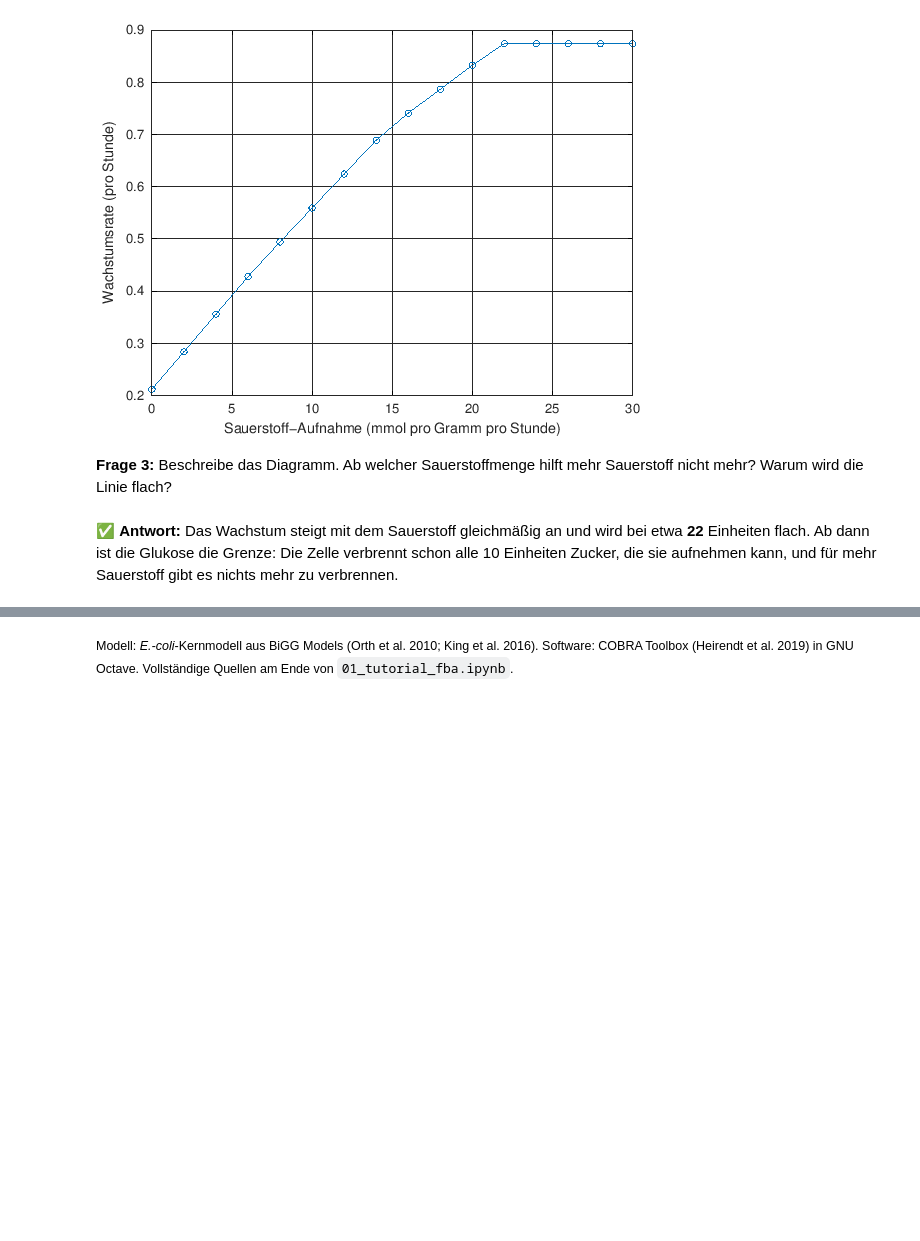
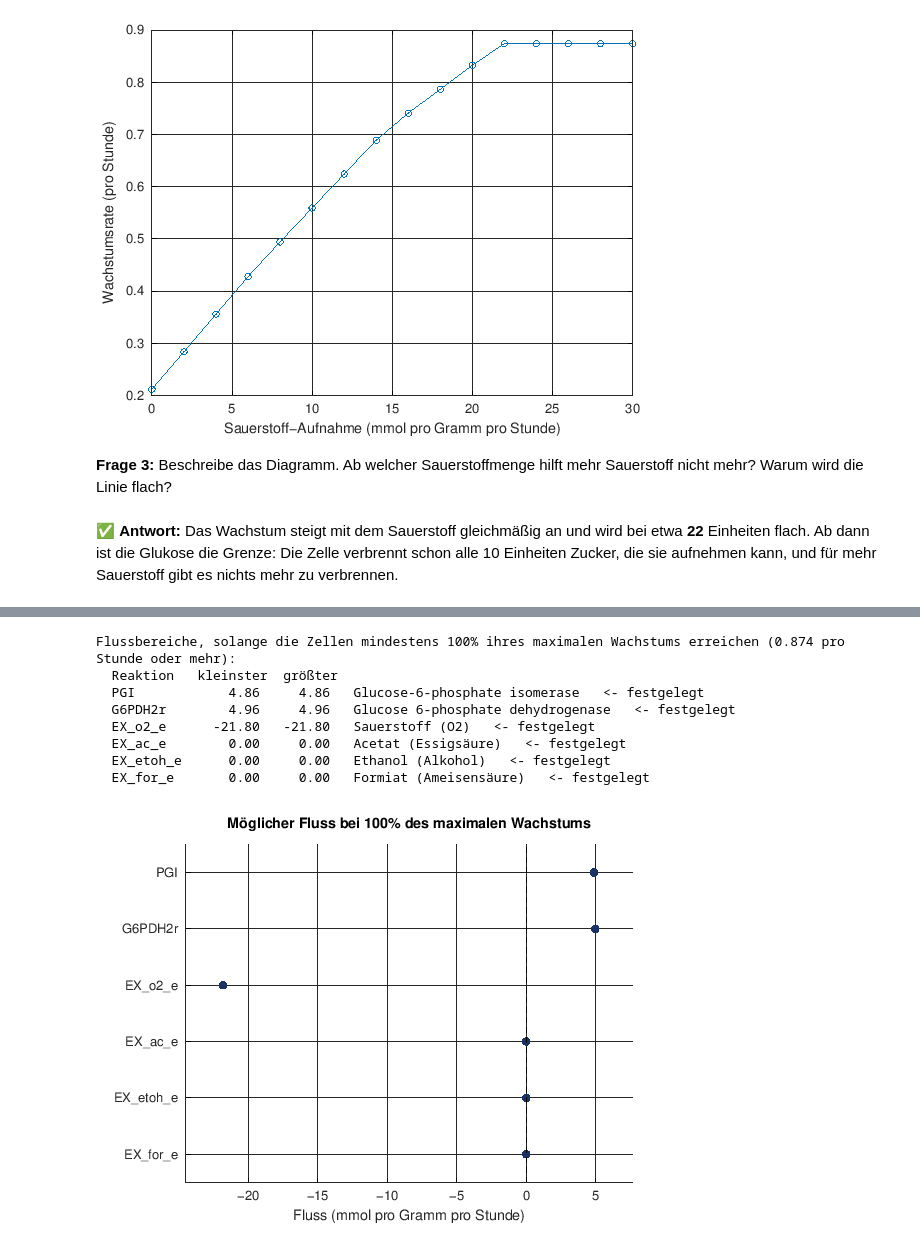
Before and after one commit to Waterkers/flux-analysis-intro, a Jupyter notebook: teacher/solutions/de/02_exercise_oxygen.ipynb, the cells around one changed output, grey strips where cells are left out. Cells and saved outputs as stored; diff of their text form; code cells hidden in the pictures; blank space fills up the shorter version.

```diff
--- a/teacher/solutions/de/02_exercise_oxygen.ipynb
+++ b/teacher/solutions/de/02_exercise_oxygen.ipynb
@@ -89,2 +92,13 @@ grid on
-# %% [markdown]
-<small>Modell: *E.-coli*-Kernmodell aus BiGG Models (Orth et al. 2010; King et al. 2016). Software: COBRA Toolbox (Heirendt et al. 2019) in GNU Octave. Vollständige Quellen am Ende von `01_tutorial_fba.ipynb`.</small>
+# %%
+reactions = {'PGI', 'G6PDH2r', 'EX_o2_e', 'EX_ac_e', 'EX_etoh_e', 'EX_for_e'};
+showFluxRange(model_air, 100, reactions);
+# %% [output]
+Flussbereiche, solange die Zellen mindestens 100% ihres maximalen Wachstums erreichen (0.874 pro Stunde oder mehr):
+  Reaktion   kleinster  größter
+  PGI            4.86     4.86   Glucose-6-phosphate isomerase   <- festgelegt
+  G6PDH2r        4.96     4.96   Glucose 6-phosphate dehydrogenase   <- festgelegt
+  EX_o2_e      -21.80   -21.80   Sauerstoff (O2)   <- festgelegt
+  EX_ac_e        0.00     0.00   Acetat (Essigsäure)   <- festgelegt
+  EX_etoh_e      0.00     0.00   Ethanol (Alkohol)   <- festgelegt
+  EX_for_e       0.00     0.00   Formiat (Ameisensäure)   <- festgelegt
+[figure, added]
```
Also changed, not shown: parts of 13 cells of this notebook, 16 other files.
